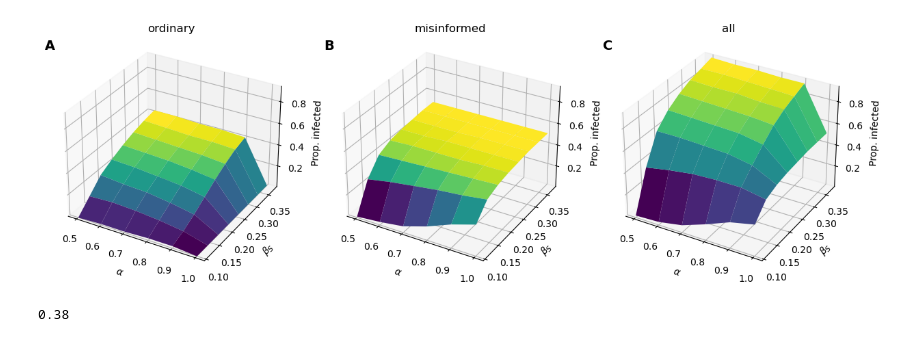
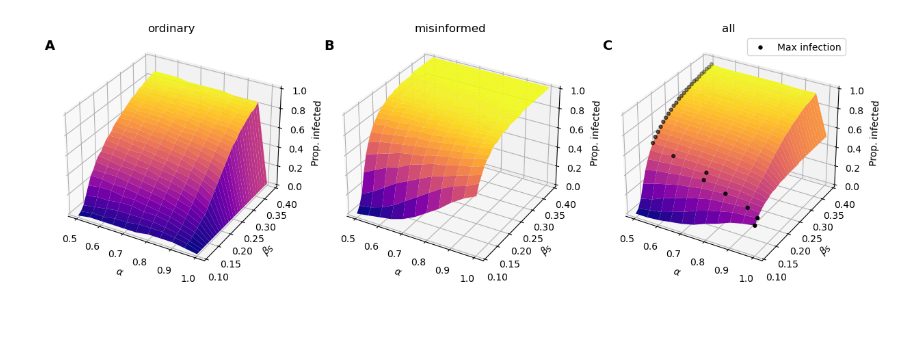
Before and after one commit to mr-devs/mean_field_quals, a Jupyter notebook: notebooks/2023-10-09_homophily_effect_on_misinformed_group-3D.ipynb, the cells around one changed output. Drawn from its saved outputs; the diff is of its cells as text; code cells hidden in the pictures.

Commit message:
update figures

```diff
--- a/notebooks/2023-10-09_homophily_effect_on_misinformed_group-3D.ipynb
+++ b/notebooks/2023-10-09_homophily_effect_on_misinformed_group-3D.ipynb
@@ -75,6 +71,9 @@ for col in sorted(column_name_map.keys(), reverse=True):
         values=col
     )
 
+    if col in ["total_ord_inf", "total_mis_inf"]:
+        reshaped_df = reshaped_df*2
+
     # Select the proper axis to draw on and set labels
     temp_ax = column_ax_map[col]
     temp_ax.set_xlabel(r'$\alpha$')
@@ -82,6 +81,7 @@ for col in sorted(column_name_map.keys(), reverse=True):
     temp_ax.set_zlabel("Prop. infected")
     temp_ax.set_title(column_name_map[col], pad=0)
     temp_ax.set_ylim((total_frame.beta.min(), total_frame.beta.max()))
+    temp_ax.set_zlim((0, 1))
 
     # Create a mesh grid of alpha and beta values
     alpha_values = reshaped_df.index.values
@@ -96,8 +96,32 @@ for col in sorted(column_name_map.keys(), reverse=True):
         alpha_mesh,
         beta_mesh,
         prop_infected_values.T,
-        cmap='viridis'
+        cmap='plasma'
     )
+
+    if col == "total":
+        max_points = []
+
+        # Iterate through beta values
+        for beta_value in reshaped_df.columns:
+            # Find the row with the maximum z-value for this beta
+            alpha = reshaped_df.loc[:, beta_value].idxmax()
+            infected_prop = reshaped_df.loc[alpha, beta_value]
+            max_points.append((alpha, beta_value, infected_prop))
+
+        # Convert the list of maximum points to a NumPy array for plotting
+        max_points = np.array(max_points)
+
+        # Plot the maximum points as a scatter plot on the "all" subplot
+        temp_ax.scatter(
+            max_points[:, 0], max_points[:, 1], max_points[:, 2],
+            color='black',
+            marker=".",
+            s=50,
+            label='Max infection'
+        )
+
+        temp_ax.legend()
 
 plt.tight_layout()
 
@@ -109,36 +133,31 @@ ax1.annotate(
     xycoords=ax1.transAxes,
     fontsize=14,
     fontweight="bold",
     ha="center",
     va="center",
 )
 
 ax2.annotate(
     "B",
     xy=(0.0, .95),
     xycoords=ax2.transAxes,
     fontsize=14,
     fontweight="bold",
     ha="center",
     va="center",
 )
 
 ax3.annotate(
     "C",
     xy=(0.0, .95),
     xycoords=ax3.transAxes,
     fontsize=14,
     fontweight="bold",
     ha="center",
     va="center",
 )
 
-
 plt.savefig("../figures/mf_homophiliy_misinformed_effect_3d.pdf", dpi=800, bbox_inches = "tight")
 plt.savefig("../figures/mf_homophiliy_misinformed_effect_3d.png", dpi=800, bbox_inches = "tight")
 # %% [output]
-[figure, old version]
+[figure, new version]
-# %%
-total_frame.beta.max()
-# %% [output]
-0.38
```
Also changed, not shown: parts of 4 cells of this notebook, 7 other files.
